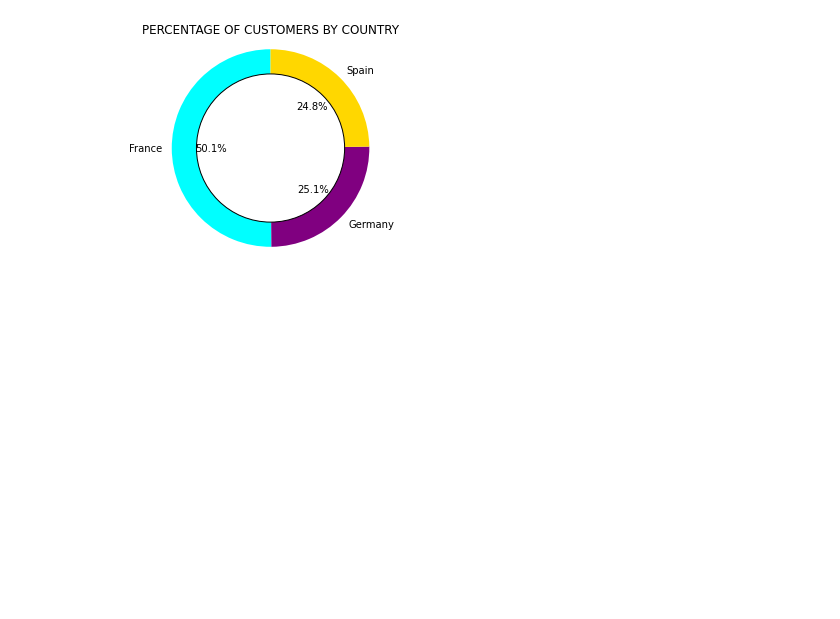
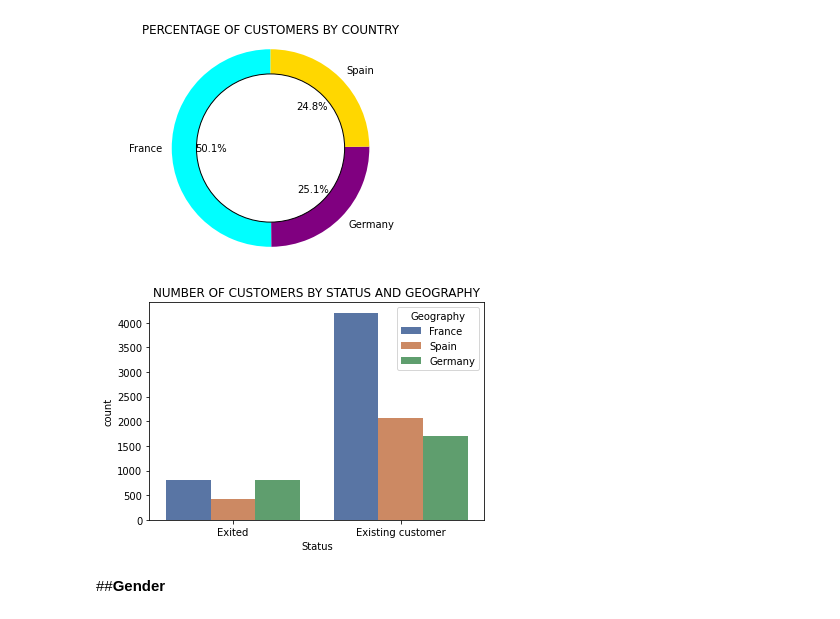
Before and after one commit to MikeDeecode/Bank-customer-churn-predictiom, a Jupyter notebook: Data quality assessment and EDA.ipynb, the cells around one changed output. Drawn from its saved outputs; the diff is of its cells as text; code cells hidden in the pictures; blank space fills up the shorter version.

```diff
--- a/Data quality assessment and EDA.ipynb
+++ b/Data quality assessment and EDA.ipynb
@@ -137,3 +137,12 @@ plt.axis('equal')
 plt.show()
 # %% [output]
 [figure]
+# %%
+sns.countplot('Exited', hue = 'Geography', data = customer_data, palette = 'deep')
+plt.title("NUMBER OF CUSTOMERS BY STATUS AND GEOGRAPHY")
+plt.xlabel("Status")
+plt.show()
+# %% [output]
+[figure, added]
+# %% [markdown]
+##**Gender**
```
